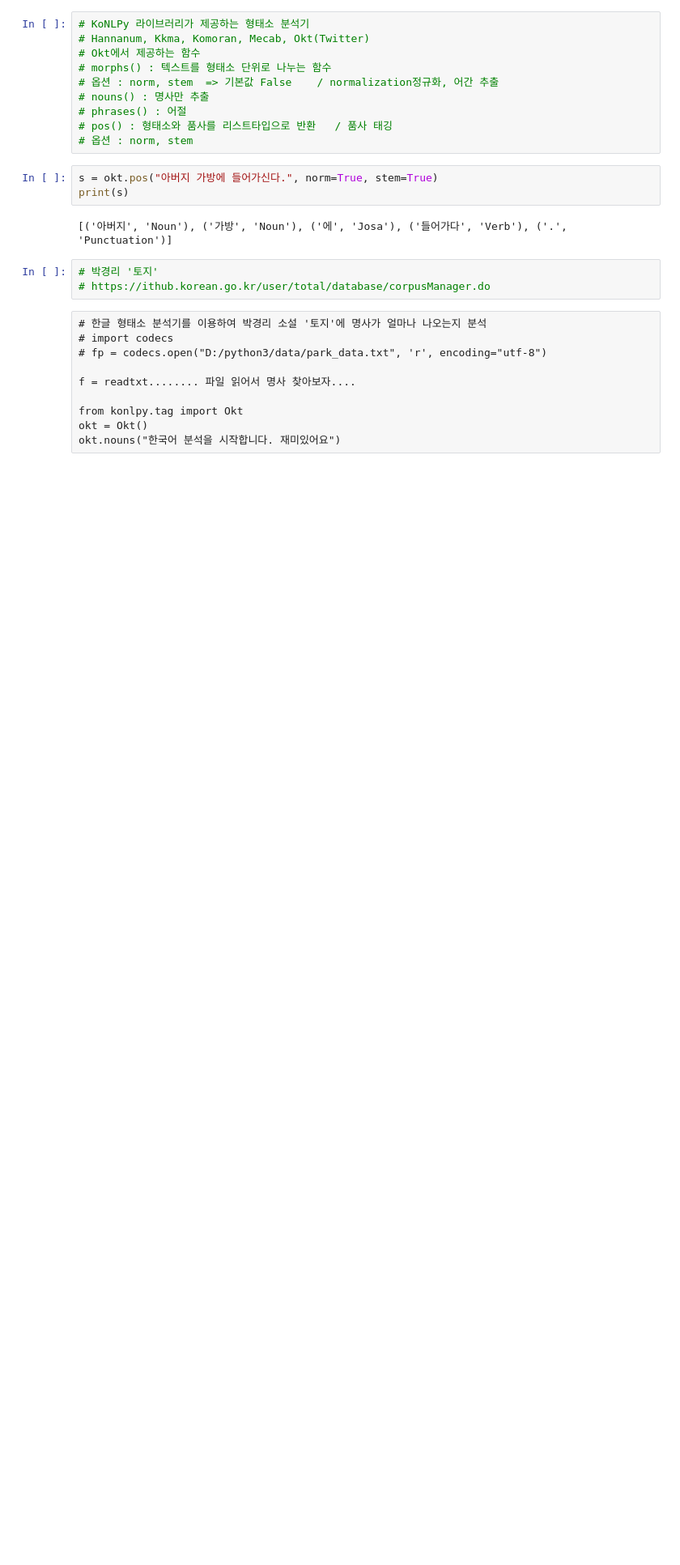
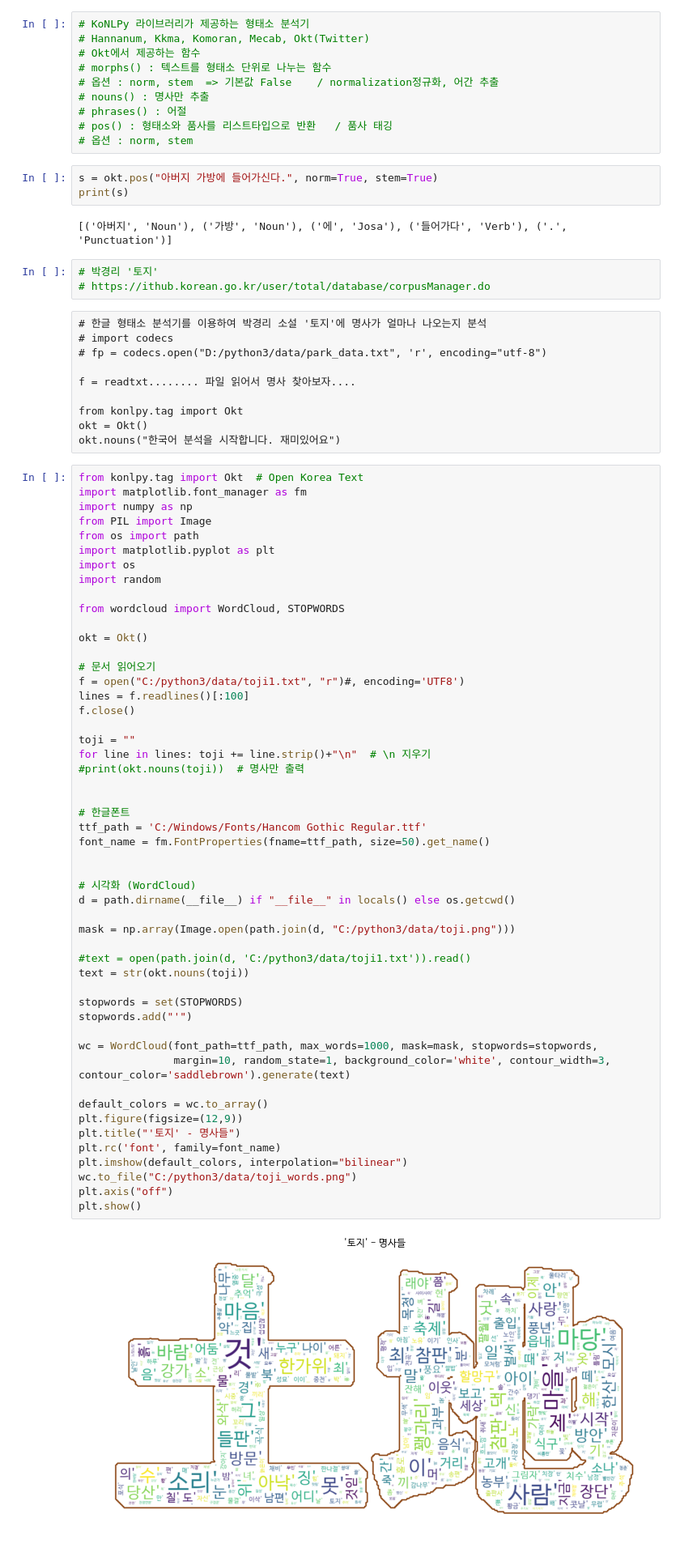
Before and after one commit to PIUphil/toheaven, a Jupyter notebook: 2.5 DataScience/08. 자연어 처리 (NLP).ipynb, the cells around one changed output. Shown at 81% size. Saved outputs shown, nothing was run; the diff lists cells and outputs as text; blank space fills up the shorter version.

Commit message:
update toji part

```diff
--- a/2.5 DataScience/08. 자연어 처리 (NLP).ipynb
+++ b/2.5 DataScience/08. 자연어 처리 (NLP).ipynb
@@ -611,3 +612,56 @@ f = readtxt........ 파일 읽어서 명사 찾아보자....
 from konlpy.tag import Okt
 okt = Okt()
 okt.nouns("한국어 분석을 시작합니다. 재미있어요")
+# %%
+from konlpy.tag import Okt  # Open Korea Text
+import matplotlib.font_manager as fm
+import numpy as np
+from PIL import Image
+from os import path
+import matplotlib.pyplot as plt
+import os
+import random
+
+from wordcloud import WordCloud, STOPWORDS
+
+okt = Okt()
+
+# 문서 읽어오기
+f = open("C:/python3/data/toji1.txt", "r")#, encoding='UTF8')
+lines = f.readlines()[:100]
+f.close()
+
+toji = ""
+for line in lines: toji += line.strip()+"\n"  # \n 지우기
+#print(okt.nouns(toji))  # 명사만 출력
+
+
+# 한글폰트
+ttf_path = 'C:/Windows/Fonts/Hancom Gothic Regular.ttf'
+font_name = fm.FontProperties(fname=ttf_path, size=50).get_name()
+
+
+# 시각화 (WordCloud)
+d = path.dirname(__file__) if "__file__" in locals() else os.getcwd()
+
+mask = np.array(Image.open(path.join(d, "C:/python3/data/toji.png")))
+
+#text = open(path.join(d, 'C:/python3/data/toji1.txt')).read()
+text = str(okt.nouns(toji))
+
+stopwords = set(STOPWORDS)
+stopwords.add("'")
+
+wc = WordCloud(font_path=ttf_path, max_words=1000, mask=mask, stopwords=stopwords,
+               margin=10, random_state=1, background_color='white', contour_width=3, contour_color='saddlebrown').generate(text)
+
+default_colors = wc.to_array()
+plt.figure(figsize=(12,9))
+plt.title("'토지' - 명사들")
+plt.rc('font', family=font_name)
+plt.imshow(default_colors, interpolation="bilinear")
+wc.to_file("C:/python3/data/toji_words.png")
+plt.axis("off")
+plt.show()
+# %% [output]
+[figure, added]
```
Also changed, not shown: parts of 4 cells of this notebook.
